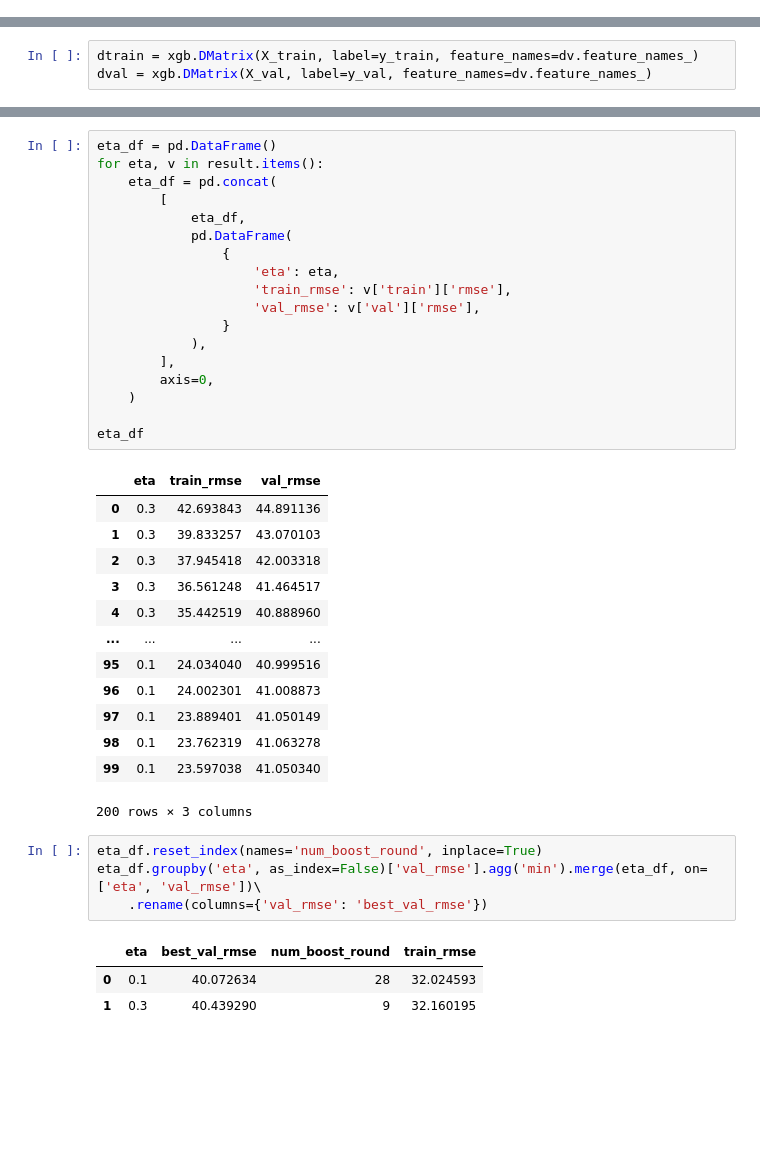
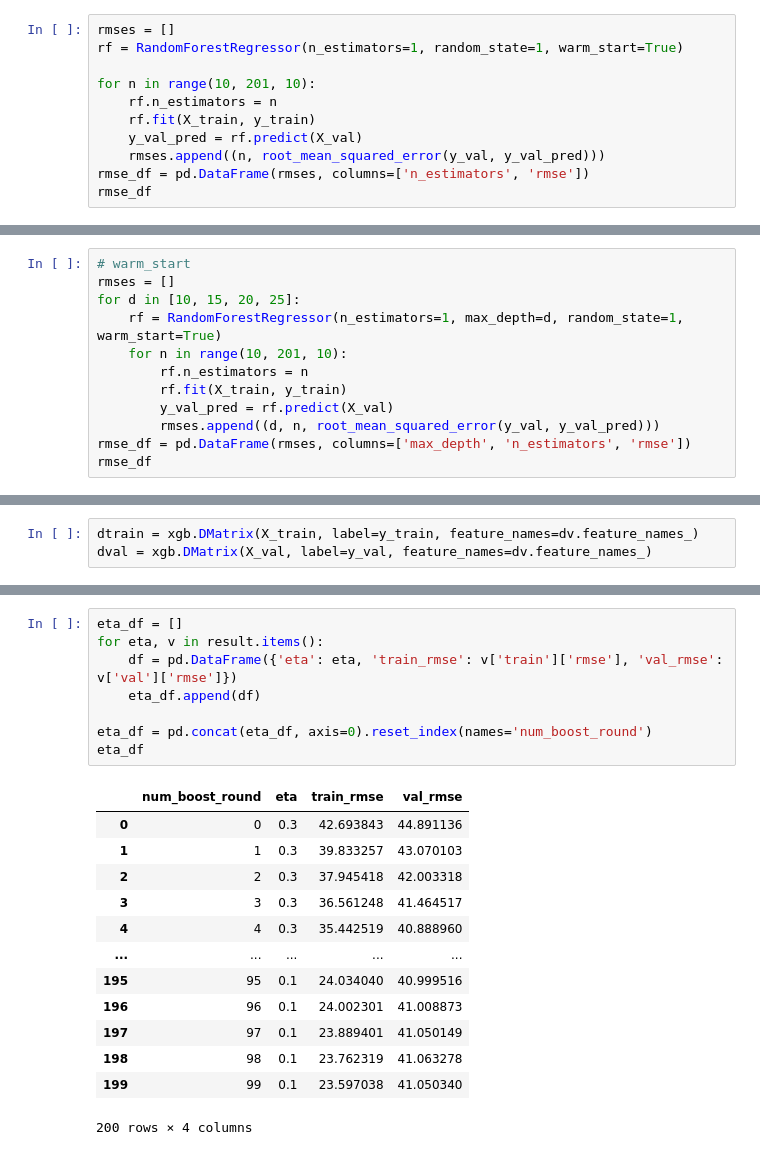
Before and after one commit to VolodymyrBil/project1_yanqing-song, a Jupyter notebook: 06-trees.ipynb, the cells around one changed output, grey strips where cells are left out. Drawn from its saved outputs; the diff is of its cells as text; blank space fills up the shorter version.

```diff
--- a/06-trees.ipynb
+++ b/06-trees.ipynb
@@ -218,3 +237,14 @@ plt.plot(rmse_df['n_estimators'], rmse_df['rmse'])
 # %% [output]
 [<matplotlib.lines.Line2D at 0x...>]
 [figure]
+# %%
+rmses = []
+rf = RandomForestRegressor(n_estimators=1, random_state=1, warm_start=True)
+
+for n in range(10, 201, 10):
+    rf.n_estimators = n
+    rf.fit(X_train, y_train)
+    y_val_pred = rf.predict(X_val)
+    rmses.append((n, root_mean_squared_error(y_val, y_val_pred)))
+rmse_df = pd.DataFrame(rmses, columns=['n_estimators', 'rmse'])
+rmse_df
@@ -280,0 +347,12 @@ rmse_df.groupby('max_depth', as_index=False).agg(mean_rmse=pd.NamedAgg('rmse', '
+# %%
+# warm_start
+rmses = []
+for d in [10, 15, 20, 25]:
+    rf = RandomForestRegressor(n_estimators=1, max_depth=d, random_state=1, warm_start=True)
+    for n in range(10, 201, 10):
+        rf.n_estimators = n
+        rf.fit(X_train, y_train)
+        y_val_pred = rf.predict(X_val)
+        rmses.append((d, n, root_mean_squared_error(y_val, y_val_pred)))
+rmse_df = pd.DataFrame(rmses, columns=['max_depth', 'n_estimators', 'rmse'])
+rmse_df
@@ -433,42 +536,24 @@ eta: 0.3
 [90]    train-rmse:24.60413     val-rmse:40.84708
 [99]    train-rmse:23.59704     val-rmse:41.05034
 # %%
-eta_df = pd.DataFrame()
+eta_df = []
 for eta, v in result.items():
-    eta_df = pd.concat(
-        [
-            eta_df,
-            pd.DataFrame(
-                {
-                    'eta': eta,
-                    'train_rmse': v['train']['rmse'],
-                    'val_rmse': v['val']['rmse'],
-                }
-            ),
-        ],
-        axis=0,
-    )
+    df = pd.DataFrame({'eta': eta, 'train_rmse': v['train']['rmse'], 'val_rmse': v['val']['rmse']})
+    eta_df.append(df)
 
+eta_df = pd.concat(eta_df, axis=0).reset_index(names='num_boost_round')
 eta_df
 # %% [output]
-|  | eta | train_rmse | val_rmse |
-| 0 | 0.3 | 42.693843 | 44.891136 |
-| 1 | 0.3 | 39.833257 | 43.070103 |
-| 2 | 0.3 | 37.945418 | 42.003318 |
-| 3 | 0.3 | 36.561248 | 41.464517 |
-| 4 | 0.3 | 35.442519 | 40.888960 |
-| ... | ... | ... | ... |
-| 95 | 0.1 | 24.034040 | 40.999516 |
-| 96 | 0.1 | 24.002301 | 41.008873 |
-| 97 | 0.1 | 23.889401 | 41.050149 |
-| 98 | 0.1 | 23.762319 | 41.063278 |
-| 99 | 0.1 | 23.597038 | 41.050340 |
+|  | num_boost_round | eta | train_rmse | val_rmse |
+| 0 | 0 | 0.3 | 42.693843 | 44.891136 |
+| 1 | 1 | 0.3 | 39.833257 | 43.070103 |
+| 2 | 2 | 0.3 | 37.945418 | 42.003318 |
+| 3 | 3 | 0.3 | 36.561248 | 41.464517 |
+| 4 | 4 | 0.3 | 35.442519 | 40.888960 |
+| ... | ... | ... | ... | ... |
+| 195 | 95 | 0.1 | 24.034040 | 40.999516 |
+| 196 | 96 | 0.1 | 24.002301 | 41.008873 |
+| 197 | 97 | 0.1 | 23.889401 | 41.050149 |
+| 198 | 98 | 0.1 | 23.762319 | 41.063278 |
+| 199 | 99 | 0.1 | 23.597038 | 41.050340 |
-200 rows × 3 columns
+200 rows × 4 columns
-# %%
-eta_df.reset_index(names='num_boost_round', inplace=True)
-eta_df.groupby('eta', as_index=False)['val_rmse'].agg('min').merge(eta_df, on=['eta', 'val_rmse'])\
-    .rename(columns={'val_rmse': 'best_val_rmse'})
-# %% [output]
-|  | eta | best_val_rmse | num_boost_round | train_rmse |
-| 0 | 0.1 | 40.072634 | 28 | 32.024593 |
-| 1 | 0.3 | 40.439290 | 9 | 32.160195 |
```
Also changed, not shown: parts of 15 cells of this notebook.
